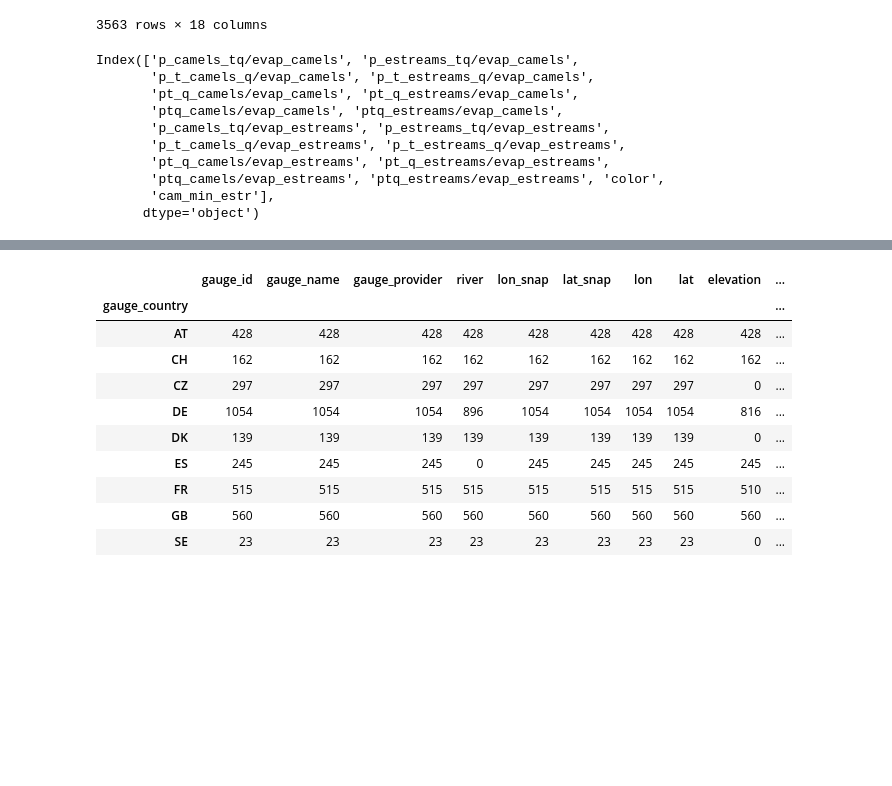
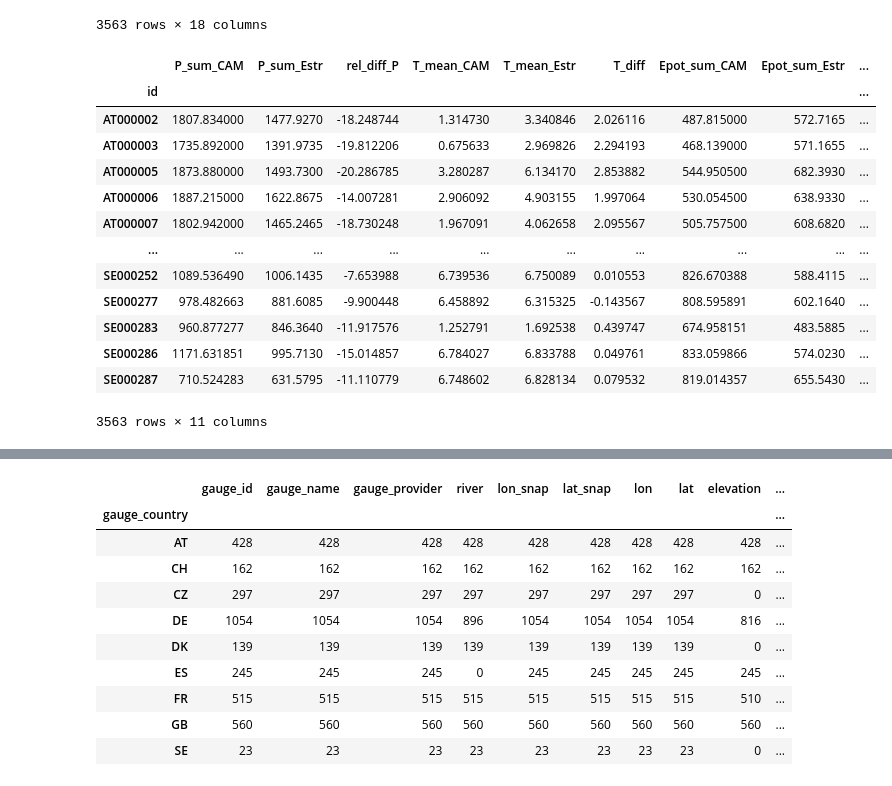
Before and after one commit to thiagovmdon/EOBS-quality, a Jupyter notebook: code/Paper_Quality_EOBS_d_exploring_results.ipynb, the cells around one changed output, grey strips where cells are left out. Drawn from its saved outputs; the diff is of its cells as text; code cells hidden in the pictures; blank space fills up the shorter version.

```diff
--- a/code/Paper_Quality_EOBS_d_exploring_results.ipynb
+++ b/code/Paper_Quality_EOBS_d_exploring_results.ipynb
@@ -319,19 +319,28 @@ performances
 | SE000286 | 0.969429 | 0.947952 | 0.947137 | 0.968496 | ... |
 | SE000287 | 0.882892 | 0.857941 | 0.858094 | 0.877281 | ... |
 3563 rows × 18 columns
-# %%
-performances.columns
-# %% [output]
-Index(['p_camels_tq/evap_camels', 'p_estreams_tq/evap_camels',
-       'p_t_camels_q/evap_camels', 'p_t_estreams_q/evap_camels',
-       'pt_q_camels/evap_camels', 'pt_q_estreams/evap_camels',
-       'ptq_camels/evap_camels', 'ptq_estreams/evap_camels',
-       'p_camels_tq/evap_estreams', 'p_estreams_tq/evap_estreams',
-       'p_t_camels_q/evap_estreams', 'p_t_estreams_q/evap_estreams',
-       'pt_q_camels/evap_estreams', 'pt_q_estreams/evap_estreams',
-       'ptq_camels/evap_estreams', 'ptq_estreams/evap_estreams', 'color',
-       'cam_min_estr'],
-      dtype='object')
+# %%
+hydmet = pd.read_csv("data/hydmet.txt", sep="\t")
+hydmet.set_index("id", inplace=True)
+hydmet['aridity_estreams'] = hydmet['Epot_sum_Estr']/ hydmet['P_sum_Estr']
+hydmet['aridity_camels'] = hydmet['Epot_sum_CAM']/ hydmet['P_sum_CAM']
+
+hydmet
+# %% [output]
+|  | P_sum_CAM | P_sum_Estr | rel_diff_P | T_mean_CAM | T_mean_Estr | T_diff | Epot_sum_CAM | Epot_sum_Estr | ... |
+| id |  |  |  |  |  |  |  |  | ... |
+| AT000002 | 1807.834000 | 1477.9270 | -18.248744 | 1.314730 | 3.340846 | 2.026116 | 487.815000 | 572.7165 | ... |
+| AT000003 | 1735.892000 | 1391.9735 | -19.812206 | 0.675633 | 2.969826 | 2.294193 | 468.139000 | 571.1655 | ... |
+| AT000005 | 1873.880000 | 1493.7300 | -20.286785 | 3.280287 | 6.134170 | 2.853882 | 544.950500 | 682.3930 | ... |
+| AT000006 | 1887.215000 | 1622.8675 | -14.007281 | 2.906092 | 4.903155 | 1.997064 | 530.054500 | 638.9330 | ... |
+| AT000007 | 1802.942000 | 1465.2465 | -18.730248 | 1.967091 | 4.062658 | 2.095567 | 505.757500 | 608.6820 | ... |
+| ... | ... | ... | ... | ... | ... | ... | ... | ... | ... |
+| SE000252 | 1089.536490 | 1006.1435 | -7.653988 | 6.739536 | 6.750089 | 0.010553 | 826.670388 | 588.4115 | ... |
+| SE000277 | 978.482663 | 881.6085 | -9.900448 | 6.458892 | 6.315325 | -0.143567 | 808.595891 | 602.1640 | ... |
+| SE000283 | 960.877277 | 846.3640 | -11.917576 | 1.252791 | 1.692538 | 0.439747 | 674.958151 | 483.5885 | ... |
+| SE000286 | 1171.631851 | 995.7130 | -15.014857 | 6.784027 | 6.833788 | 0.049761 | 833.059866 | 574.0230 | ... |
+| SE000287 | 710.524283 | 631.5795 | -11.110779 | 6.748602 | 6.828134 | 0.079532 | 819.014357 | 655.5430 | ... |
+3563 rows × 11 columns
 # %%
 
 
```
Also changed, not shown: parts of 24 cells of this notebook, 13 other files.
